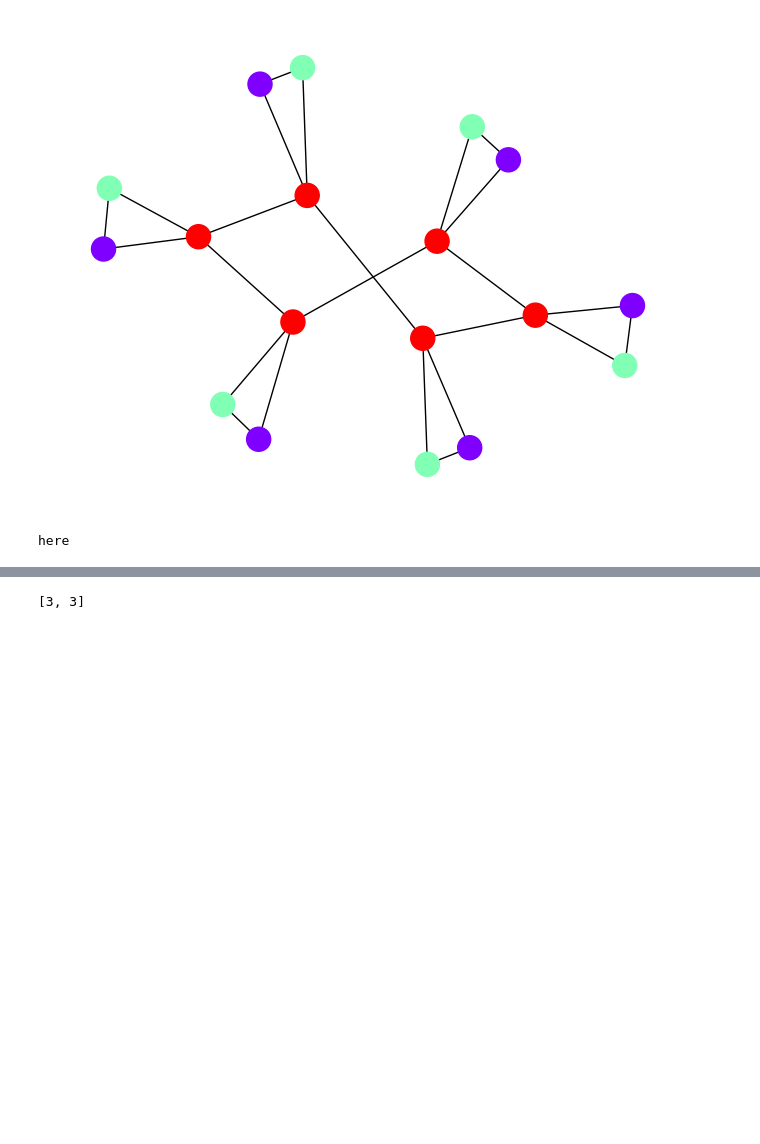
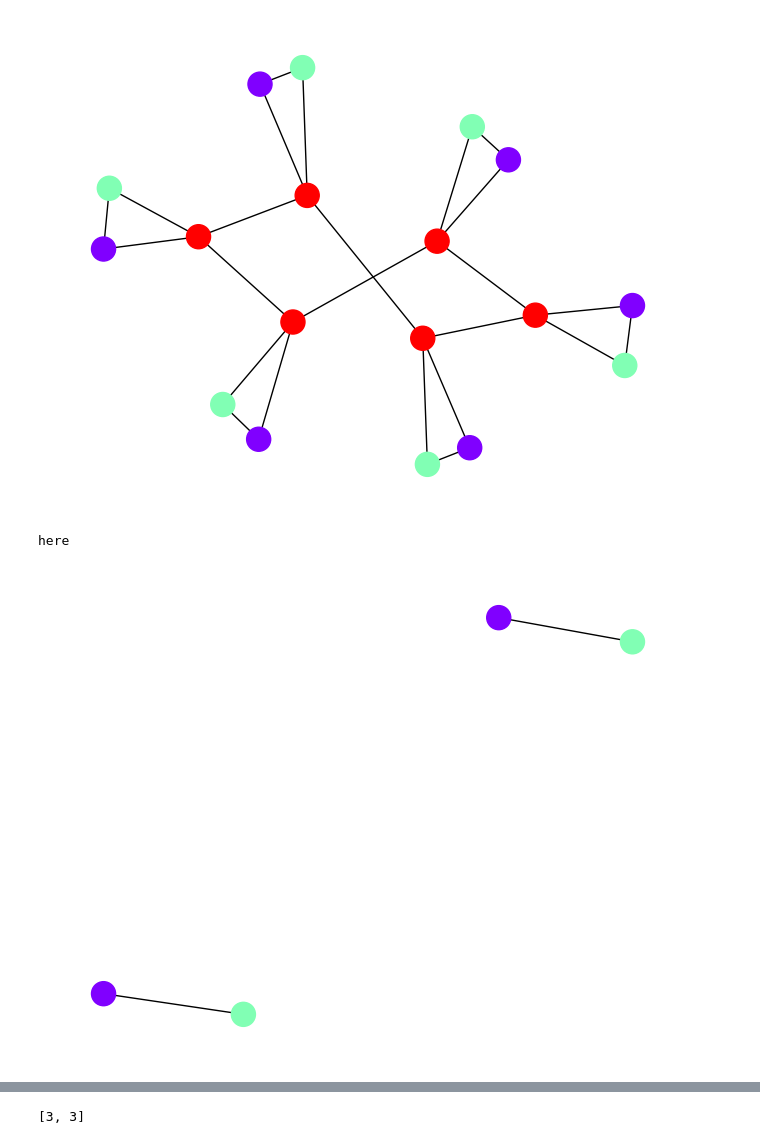
Before and after one commit to coryglover/NetDesign, a Jupyter notebook: notebooks/debug_mcmc.ipynb, the cells around one changed output, grey strips where cells are left out. Saved outputs shown, nothing was run; the diff lists cells and outputs as text; code cells hidden in the pictures; blank space fills up the shorter version.

```diff
--- a/notebooks/debug_mcmc.ipynb
+++ b/notebooks/debug_mcmc.ipynb
@@ -60,2 +61,6 @@ initial_tree = mcmc.AssemblyTree(target,X,O,capacity)
+# %%
+at.draw_network(initial_tree.Tree.get_node(1).data.subgraph[0],X)
+# %% [output]
+[figure, added]
 # %%
 mcmc0 = mcmc.DesignMCMC(initial_tree)
```
Also changed, not shown: parts of 16 cells of this notebook, 2 other files.
